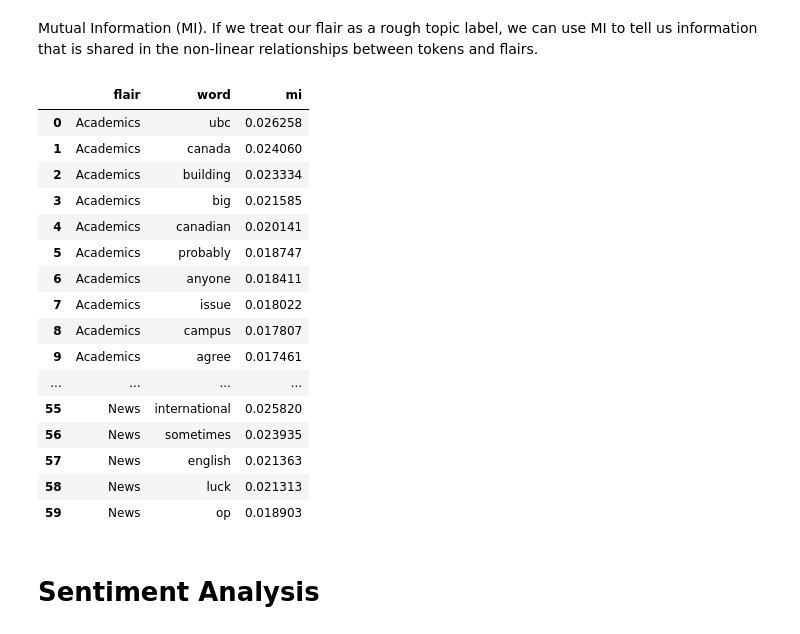
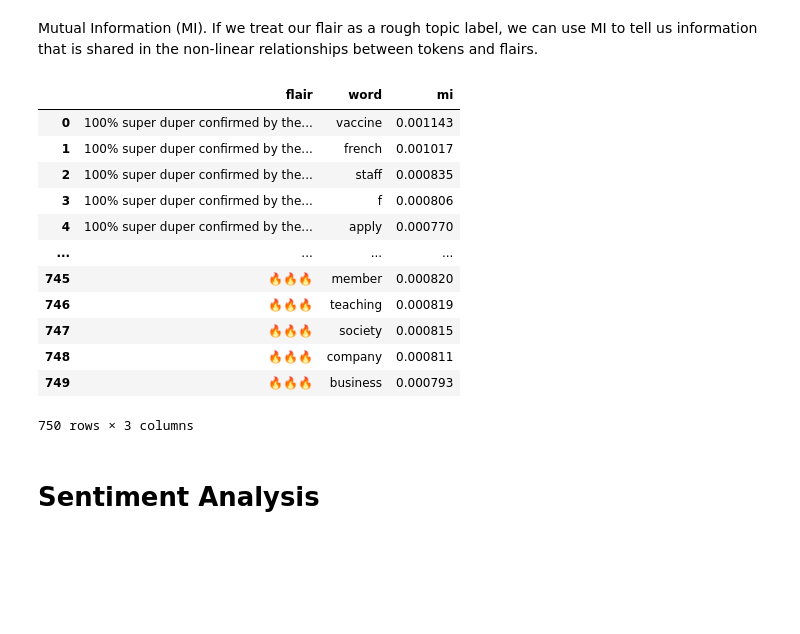
Before and after one commit to grace-ylin/uni-sentiment-analysis, a Jupyter notebook: data-collection/flairs.ipynb, the cells around one changed output. Drawn from its saved outputs; the diff is of its cells as text; code cells hidden in the pictures; blank space fills up the shorter version.

```diff
--- a/data-collection/flairs.ipynb
+++ b/data-collection/flairs.ipynb
@@ -57,13 +63,11 @@ df.shape
 # %% [markdown]
 # Cleaning Data
 # %%
-import re
-from nltk.tokenize import word_tokenize
-from nltk.corpus import stopwords
-from nltk.stem import WordNetLemmatizer
-
 # Init stopwords
 stop_words = set(stopwords.words("english"))
+stop_words.add('would')
+stop_words.add('just')
+stop_words.add('also')
 
 def clean_text(df):
     '''
@@ -190,10 +197,10 @@ Mutual Information (MI). If we treat our flair as a rough topic label, we can us
 top_500 = get_topk_words(df, 500)
 
 # Create matrix where columns have bool indicating whether specific post has a word
-mi_df = pd.DataFrame(df['flair'])
+words_df = pd.DataFrame(df['flair'])
 
 for word, _ in top_500:
-    mi_df[word] = df['lemmatized_tokens'].apply(lambda tokens: int(word in tokens))
+    words_df[word] = df['lemmatized_tokens'].apply(lambda tokens: int(word in tokens))
 # %%
 from sklearn.metrics import mutual_info_score
 
@@ -224,26 +231,22 @@ def getMI(topk, df, label_column = 'flair'):
 
     return overalldf
 # %%
-mi_scores = getMI(top_500, mi_df)
+mi_scores = getMI(top_500, words_df)
 mi_scores.set_index(['word']).groupby('flair')['mi'].nlargest(10).reset_index()
 # %% [output]
 |  | flair | word | mi |
-| 0 | Academics | ubc | 0.026258 |
-| 1 | Academics | canada | 0.024060 |
-| 2 | Academics | building | 0.023334 |
-| 3 | Academics | big | 0.021585 |
-| 4 | Academics | canadian | 0.020141 |
-| 5 | Academics | probably | 0.018747 |
-| 6 | Academics | anyone | 0.018411 |
-| 7 | Academics | issue | 0.018022 |
-| 8 | Academics | campus | 0.017807 |
-| 9 | Academics | agree | 0.017461 |
+| 0 | 100% super duper confirmed by the... | vaccine | 0.001143 |
+| 1 | 100% super duper confirmed by the... | french | 0.001017 |
+| 2 | 100% super duper confirmed by the... | staff | 0.000835 |
+| 3 | 100% super duper confirmed by the... | f | 0.000806 |
+| 4 | 100% super duper confirmed by the... | apply | 0.000770 |
 | ... | ... | ... | ... |
-| 55 | News | international | 0.025820 |
-| 56 | News | sometimes | 0.023935 |
-| 57 | News | english | 0.021363 |
-| 58 | News | luck | 0.021313 |
-| 59 | News | op | 0.018903 |
+| 745 | 🔥🔥🔥 | member | 0.000820 |
+| 746 | 🔥🔥🔥 | teaching | 0.000819 |
+| 747 | 🔥🔥🔥 | society | 0.000815 |
+| 748 | 🔥🔥🔥 | company | 0.000811 |
+| 749 | 🔥🔥🔥 | business | 0.000793 |
+750 rows × 3 columns
 # %% [markdown]
 # Sentiment Analysis
 # %%
```
Also changed, not shown: parts of 9 cells of this notebook.
